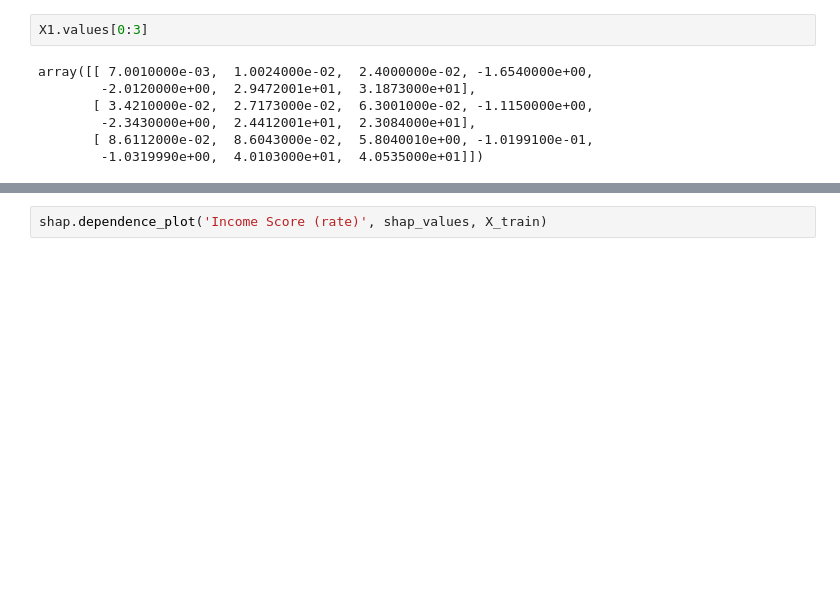
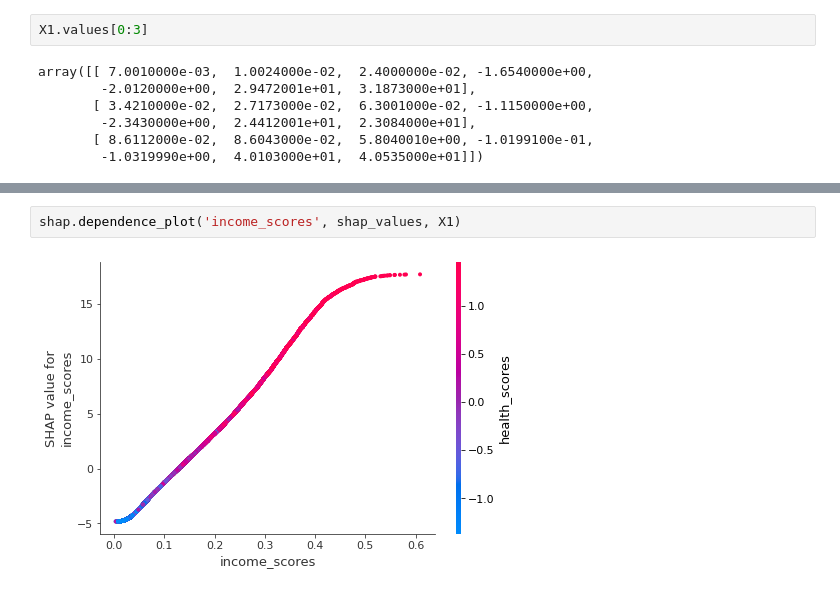
Before and after one commit to Dora-fxh/CASA_Dissertation_XiaohanFeng, a Jupyter notebook: IMD.ipynb, the cells around one changed output, grey strips where cells are left out. Saved outputs shown, nothing was run; the diff lists cells and outputs as text; blank space fills up the shorter version.

```diff
--- a/IMD.ipynb
+++ b/IMD.ipynb
@@ -291,2 +212,4 @@ shap.summary_plot(shap_values, X)
 # %%
-shap.dependence_plot('Income Score (rate)', shap_values, X_train)
+shap.dependence_plot('income_scores', shap_values, X1)
+# %% [output]
+[figure, added]
```
Also changed, not shown: parts of 21 cells of this notebook.
